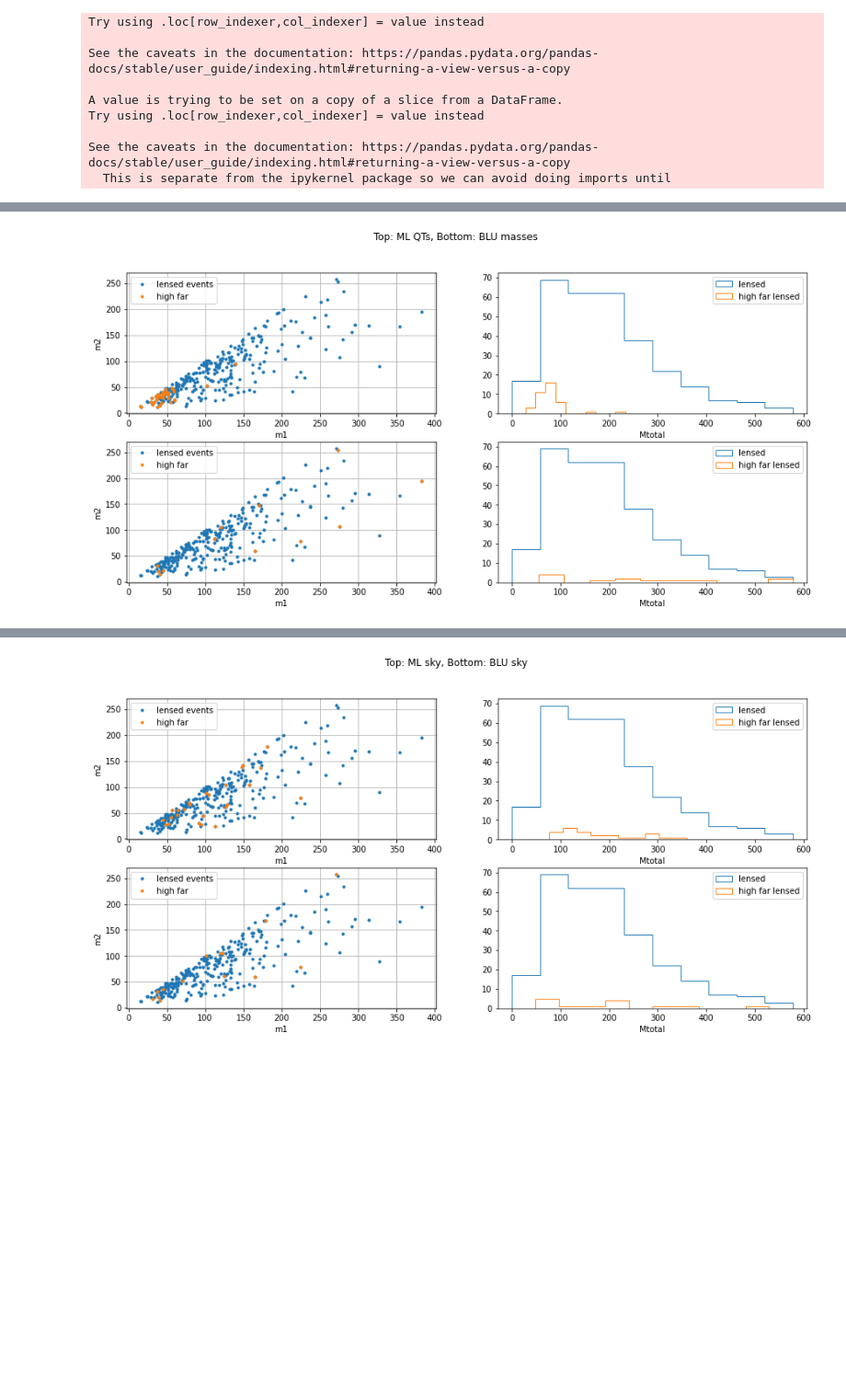
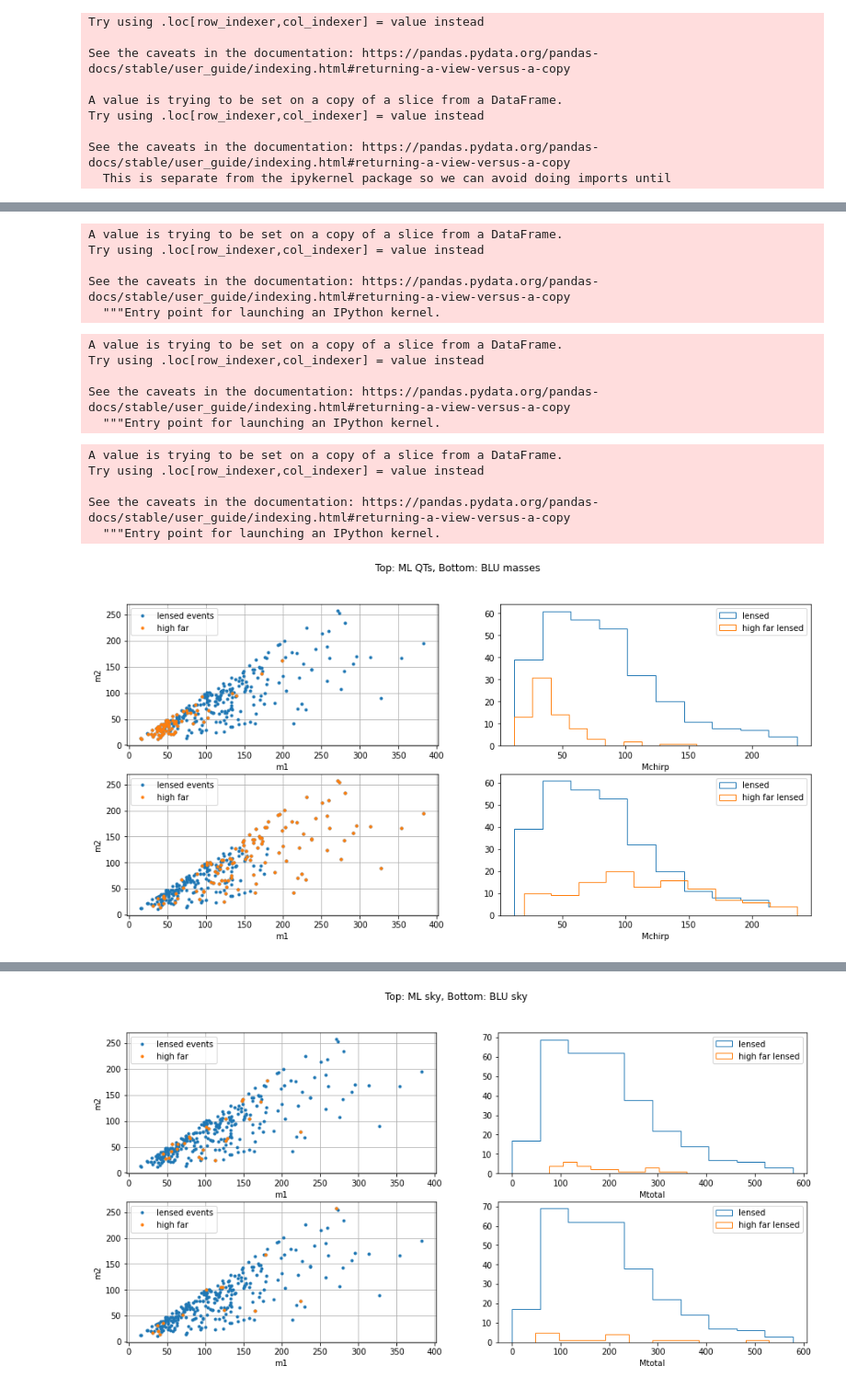
Before and after one commit to srashtig/lensid-15jul-2022, a Jupyter notebook: review/ML_blu_FPPs_inj_pars_investigate.ipynb, the cells around one changed output, grey strips where cells are left out. Shown at 92% size. Drawn from its saved outputs; the diff is of its cells as text; code cells hidden in the pictures; blank space fills up the shorter version.

Commit message:
bhattacharya plots

```diff
--- a/review/ML_blu_FPPs_inj_pars_investigate.ipynb
+++ b/review/ML_blu_FPPs_inj_pars_investigate.ipynb
@@ -36,3 +95,5 @@ Index(['img_0', 'img_1', 'Lensing', 'bayestar_skymaps_blu',
+# %%
+df_test=pd.merge(df_test,df_test_old[cols_old],on=['img_0','img_1','Lensing'])
 # %% [markdown]
 ## Skyfeatures statistics
 # %%
@@ -421,39 +508,62 @@ See the caveats in the documentation: https://pandas.pydata.org/pandas-docs/stab
+# %%
+df_lensed['mtotal']= lensed_data_haris['m1'][df_lensed['inj_id']]+lensed_data_haris['m2'][df_lensed['inj_id']]
+# %% [output]
+A value is trying to be set on a copy of a slice from a DataFrame.
+Try using .loc[row_indexer,col_indexer] = value instead
+
+See the caveats in the documentation: https://pandas.pydata.org/pandas-docs/stable/user_guide/indexing.html#returning-a-view-versus-a-copy
+  """Entry point for launching an IPython kernel.
+# %%
+df_lensed['mchirp']= conv.mchirp_from_mass1_mass2(lensed_data_haris['m1'][df_lensed['inj_id']],lensed_data_haris['m2'][df_lensed['inj_id']])
+# %% [output]
+A value is trying to be set on a copy of a slice from a DataFrame.
+Try using .loc[row_indexer,col_indexer] = value instead
+
+See the caveats in the documentation: https://pandas.pydata.org/pandas-docs/stable/user_guide/indexing.html#returning-a-view-versus-a-copy
+  """Entry point for launching an IPython kernel.
+# %%
+df_lensed['chirp_time']=chirptime_from_mass_forb(df_lensed['mchirp'])
+# %% [output]
+A value is trying to be set on a copy of a slice from a DataFrame.
+Try using .loc[row_indexer,col_indexer] = value instead
+
+See the caveats in the documentation: https://pandas.pydata.org/pandas-docs/stable/user_guide/indexing.html#returning-a-view-versus-a-copy
+  """Entry point for launching an IPython kernel.
 # %%
 plt.figure(figsize=(15,7))
 ml_stat='xgb_dense_QTS_0'
-df_lensed_high_far=df_lensed[df_lensed[ml_stat+'_fpp']>2e-1].reset_index()
-mtotal_high_fars=lensed_data_haris['m1'][df_lensed_high_far['inj_id']]+lensed_data_haris['m2'][df_lensed_high_far['inj_id']]
+df_lensed_high_far=df_lensed[df_lensed[ml_stat+'_fpp']>1e-1].reset_index()
 
 plt.subplot(221)
 plt.plot(lensed_data_haris['m1'][df_lensed['inj_id']],lensed_data_haris['m2'][df_lensed['inj_id']],'.',label='lensed events')
 plt.plot(lensed_data_haris['m1'][df_lensed_high_far['inj_id']],lensed_data_haris['m2'][df_lensed_high_far['inj_id']],'.',label='high far')
 plt.xlabel('m1')
 plt.ylabel('m2')
 plt.legend()
 plt.grid()
 plt.subplot(222)
-plt.hist(lensed_data_haris['m1']+lensed_data_haris['m2'],density=False,histtype='step',label='lensed')
-plt.hist(mtotal_high_fars,density=False,histtype='step',label='high far lensed')
-plt.xlabel('Mtotal')
+plt.hist(df_lensed['mchirp'],density=False,histtype='step',label='lensed')
+plt.hist(df_lensed_high_far['mchirp'],density=False,histtype='step',label='high far lensed')
+plt.xlabel('Mchirp')
 plt.legend()
 
 blu_stat='m1, m2'
-df_lensed_high_far=df_lensed[df_lensed[blu_stat+'_fpp']>2e-1].reset_index()
+df_lensed_high_far=df_lensed[df_lensed[blu_stat+'_fpp']>1e-1].reset_index()
 mtotal_high_fars=lensed_data_haris['m1'][df_lensed_high_far['inj_id']]+lensed_data_haris['m2'][df_lensed_high_far['inj_id']]
 
 plt.subplot(223)
 plt.plot(lensed_data_haris['m1'][df_lensed['inj_id']],lensed_data_haris['m2'][df_lensed['inj_id']],'.',label='lensed events')
 plt.plot(lensed_data_haris['m1'][df_lensed_high_far['inj_id']],lensed_data_haris['m2'][df_lensed_high_far['inj_id']],'.',label='high far')
 plt.xlabel('m1')
 plt.ylabel('m2')
 plt.legend()
 plt.grid()
 plt.subplot(224)
-plt.hist(lensed_data_haris['m1']+lensed_data_haris['m2'],density=False,histtype='step',label='lensed')
-plt.hist(mtotal_high_fars,density=False,histtype='step',label='high far lensed')
-plt.xlabel('Mtotal')
+plt.hist(df_lensed['mchirp'],density=False,histtype='step',label='lensed')
+plt.hist(df_lensed_high_far['mchirp'],density=False,histtype='step',label='high far lensed')
+plt.xlabel('Mchirp')
 plt.legend()
 plt.suptitle('Top: ML QTs, Bottom: BLU masses')
 plt.show()
 # %% [output]
-[figure, old version]
+[figure, new version]
```
Also changed, not shown: parts of 38 cells of this notebook.
